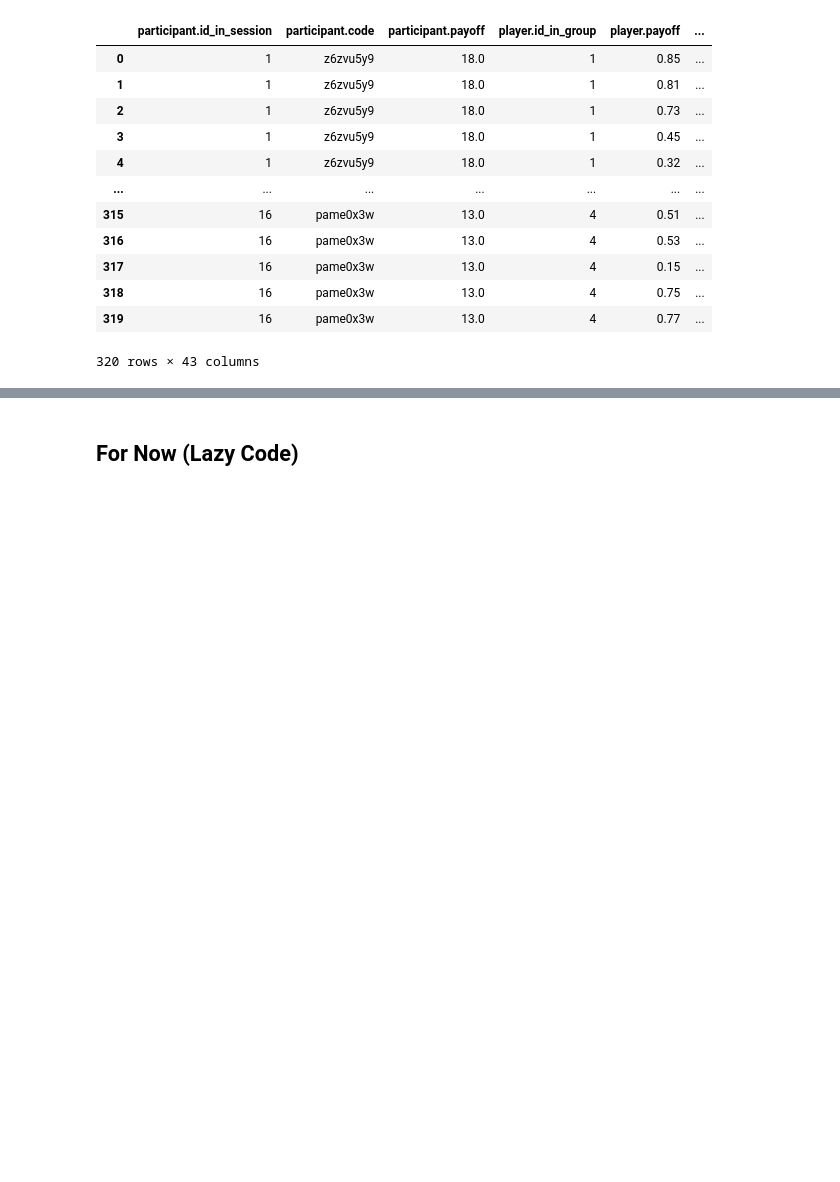
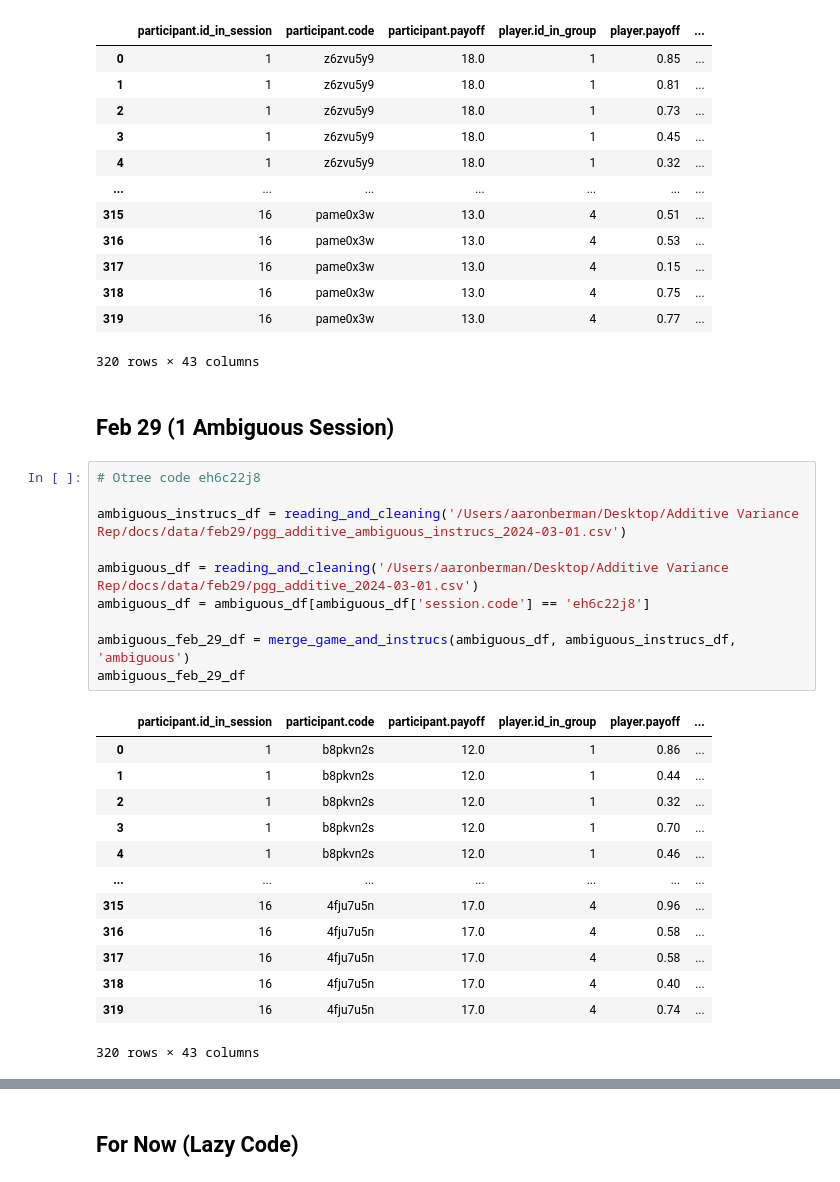
Before and after one commit to AaronSVMB/Additive-Variance-Rep, a Jupyter notebook: src/Treatments/Treatment_Showcase.ipynb, the cells around one changed output, grey strips where cells are left out. Drawn from its saved outputs; the diff is of its cells as text; blank space fills up the shorter version.

```diff
--- a/src/Treatments/Treatment_Showcase.ipynb
+++ b/src/Treatments/Treatment_Showcase.ipynb
@@ -53,3 +51,29 @@ random_feb27_df
 | 318 | 16 | pame0x3w | 13.0 | 4 | 0.75 | ... |
 | 319 | 16 | pame0x3w | 13.0 | 4 | 0.77 | ... |
 320 rows × 43 columns
+# %% [markdown]
+## Feb 29 (1 Ambiguous Session)
+# %%
+# Otree code eh6c22j8
+
+ambiguous_instrucs_df = reading_and_cleaning('/Users/aaronberman/Desktop/Additive Variance Rep/docs/data/feb29/pgg_additive_ambiguous_instrucs_2024-03-01.csv')
+
+ambiguous_df = reading_and_cleaning('/Users/aaronberman/Desktop/Additive Variance Rep/docs/data/feb29/pgg_additive_2024-03-01.csv')
+ambiguous_df = ambiguous_df[ambiguous_df['session.code'] == 'eh6c22j8']
+
+ambiguous_feb_29_df = merge_game_and_instrucs(ambiguous_df, ambiguous_instrucs_df, 'ambiguous')
+ambiguous_feb_29_df
+# %% [output]
+|  | participant.id_in_session | participant.code | participant.payoff | player.id_in_group | player.payoff | ... |
+| 0 | 1 | b8pkvn2s | 12.0 | 1 | 0.86 | ... |
+| 1 | 1 | b8pkvn2s | 12.0 | 1 | 0.44 | ... |
+| 2 | 1 | b8pkvn2s | 12.0 | 1 | 0.32 | ... |
+| 3 | 1 | b8pkvn2s | 12.0 | 1 | 0.70 | ... |
+| 4 | 1 | b8pkvn2s | 12.0 | 1 | 0.46 | ... |
+| ... | ... | ... | ... | ... | ... | ... |
+| 315 | 16 | 4fju7u5n | 17.0 | 4 | 0.96 | ... |
+| 316 | 16 | 4fju7u5n | 17.0 | 4 | 0.58 | ... |
+| 317 | 16 | 4fju7u5n | 17.0 | 4 | 0.58 | ... |
+| 318 | 16 | 4fju7u5n | 17.0 | 4 | 0.40 | ... |
+| 319 | 16 | 4fju7u5n | 17.0 | 4 | 0.74 | ... |
+320 rows × 43 columns
```
Also changed, not shown: parts of 19 cells of this notebook, 3 other files.
